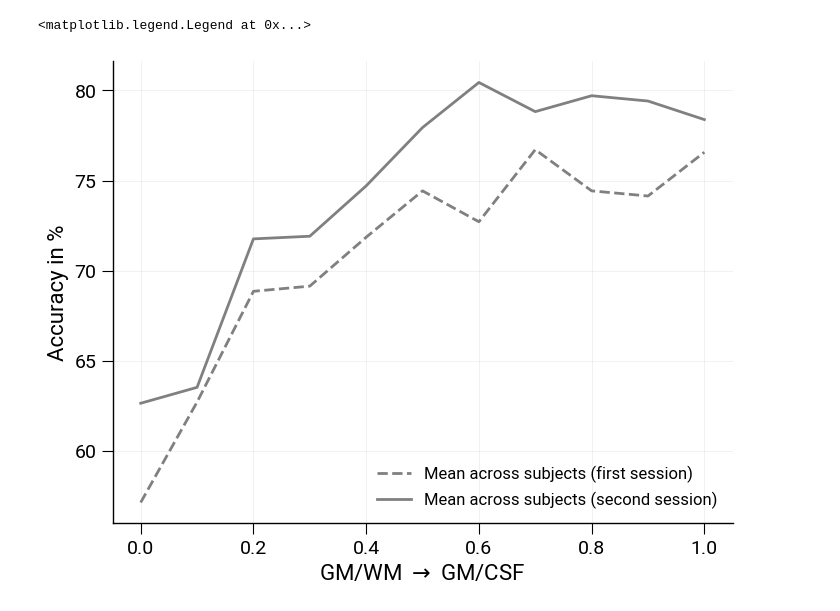
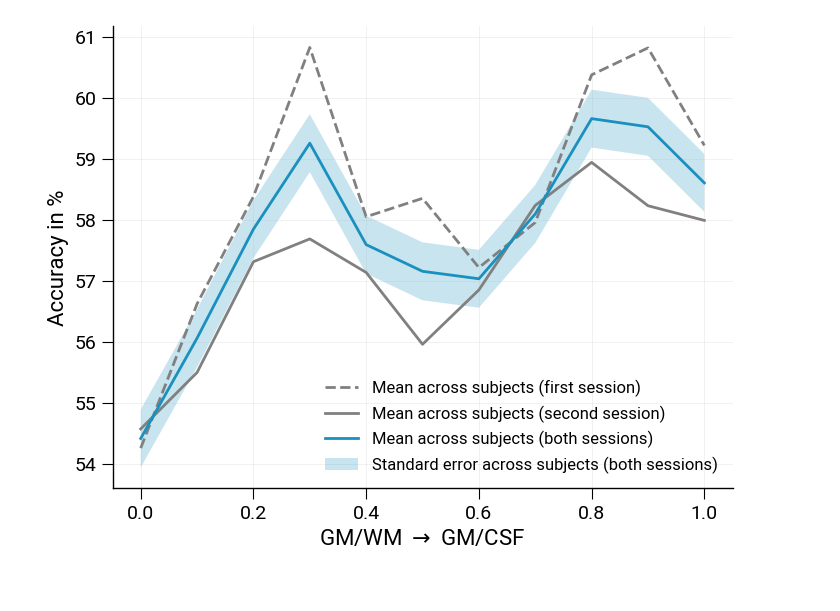
Before and after one commit to haenelt/odc, a Jupyter notebook: notebooks/decoding_profile.ipynb, the cells around one changed output. Cells and saved outputs as stored; diff of their text form; code cells hidden in the pictures.

```diff
--- a/notebooks/decoding_profile.ipynb
+++ b/notebooks/decoding_profile.ipynb
@@ -47,33 +47,32 @@ def plot_data(input, part, color, linestyle, label):
     y_mean = np.mean(y_mean, axis=0)
     y_sem = sem(y_mean, axis=0)
 
     if part == 2:
         plt.plot(np.linspace(0, 1, nlayer), y_mean, color=color, linestyle=linestyle, linewidth=2, label=label)
         #plt.errorbar(np.arange(nlayer), y_mean, y_sem, fmt='.-', color=color, alpha=alpha)
         plt.fill_between(np.linspace(0, 1, nlayer), y_mean-y_sem, y_mean+y_sem, facecolor=color, interpolate=True, alpha=0.24, label="Standard error across subjects (both sessions)")
         #plt.plot(np.arange(nlayer), y_mean-y_sem, linestyle="--", linewidth=2, color=color, alpha=alpha)
         #plt.plot(np.arange(nlayer), y_mean+y_sem, linestyle="--", linewidth=2, color=color, alpha=alpha)
     else:
         plt.plot(np.linspace(0, 1, nlayer), y_mean, color=color, linestyle=linestyle, label=label)
 
-f = "S"
+f = "V"
 fig, ax = plt.subplots(figsize=(8,6))
 if f == "V":
     color="#1990BE"
     file_out = "/data/pt_01880/decoding_vaso.svg"
 elif f == "G":
     color="#A12A48"
     file_out = "/data/pt_01880/decoding_ge.svg"
 elif f == "S":
     color="#57B154"
     file_out = "/data/pt_01880/decoding_se.svg"
 plot_data(f, part=0, color="gray", linestyle="--", label="Mean across subjects (first session)")
 plot_data(f, part=1, color="gray", linestyle="-", label="Mean across subjects (second session)")
 plot_data(f, part=2, color=color, linestyle="-", label="Mean across subjects (both sessions)")
 plt.xlabel(r"GM/WM $\rightarrow$ GM/CSF")
 plt.ylabel("Accuracy in %")
 plt.legend(loc="lower right")
 fig.savefig(file_out, dpi=300, bbox_inches="tight", transparent=True, format="svg")
 # %% [output]
-<matplotlib.legend.Legend at 0x...>
-[figure, old version]
+[figure, new version]
```
Also changed, not shown: 4 other files.
